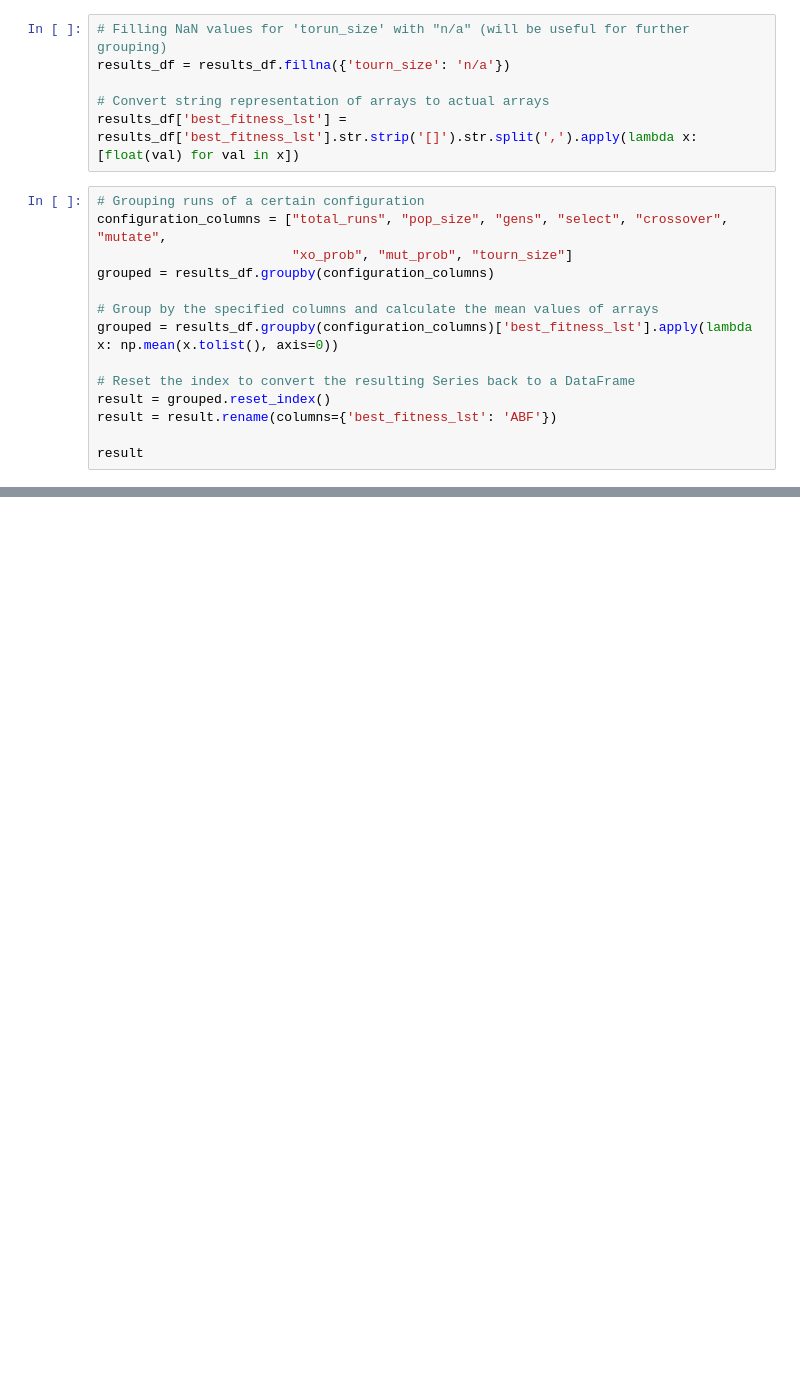
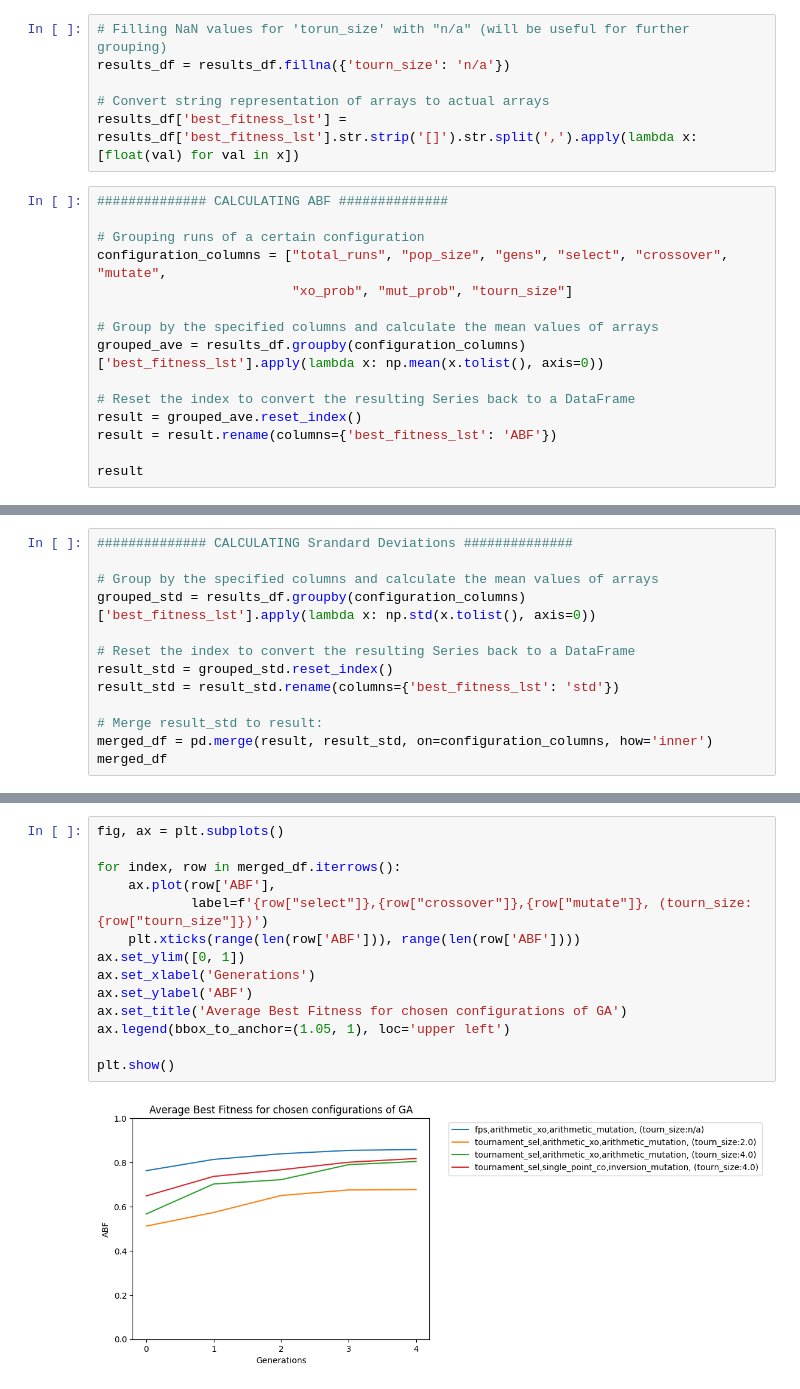
Before and after one commit to iryna-savchuk/CI4O_project, a Jupyter notebook: result_analysis.ipynb, the cells around one changed output, grey strips where cells are left out. Saved outputs shown, nothing was run; the diff lists cells and outputs as text; blank space fills up the shorter version.

Commit message:
Added calculation of Std values for Generations. Added graphs

```diff
--- a/result_analysis.ipynb
+++ b/result_analysis.ipynb
@@ -27,16 +28,17 @@ results_df = results_df.fillna({'tourn_size': 'n/a'})
 # Convert string representation of arrays to actual arrays
 results_df['best_fitness_lst'] = results_df['best_fitness_lst'].str.strip('[]').str.split(',').apply(lambda x: [float(val) for val in x])
 # %%
+############## CALCULATING ABF ##############
+
 # Grouping runs of a certain configuration
 configuration_columns = ["total_runs", "pop_size", "gens", "select", "crossover", "mutate",
                          "xo_prob", "mut_prob", "tourn_size"]
-grouped = results_df.groupby(configuration_columns)
 
 # Group by the specified columns and calculate the mean values of arrays
-grouped = results_df.groupby(configuration_columns)['best_fitness_lst'].apply(lambda x: np.mean(x.tolist(), axis=0))
+grouped_ave = results_df.groupby(configuration_columns)['best_fitness_lst'].apply(lambda x: np.mean(x.tolist(), axis=0))
 
 # Reset the index to convert the resulting Series back to a DataFrame
-result = grouped.reset_index()
+result = grouped_ave.reset_index()
 result = result.rename(columns={'best_fitness_lst': 'ABF'})
 
 result
@@ -46,3 +48,16 @@ result
 | 1 | 4 | 20 | 5 | tournament_sel | arithmetic_xo | arithmetic_mutation | 0.9 | 0.1 | 2.0 | [0.5116500109434128, 0.5734666585... |
 | 2 | 4 | 20 | 5 | tournament_sel | arithmetic_xo | arithmetic_mutation | 0.9 | 0.1 | 4.0 | [0.5665208324790001, 0.7023083418... |
 | 3 | 4 | 20 | 5 | tournament_sel | single_point_co | inversion_mutation | 0.9 | 0.1 | 4.0 | [0.6482708305120468, 0.7366458177... |
+# %%
+############## CALCULATING Srandard Deviations ##############
+
+# Group by the specified columns and calculate the mean values of arrays
+grouped_std = results_df.groupby(configuration_columns)['best_fitness_lst'].apply(lambda x: np.std(x.tolist(), axis=0))
+
+# Reset the index to convert the resulting Series back to a DataFrame
+result_std = grouped_std.reset_index()
+result_std = result_std.rename(columns={'best_fitness_lst': 'std'})
+
+# Merge result_std to result:
+merged_df = pd.merge(result, result_std, on=configuration_columns, how='inner')
+merged_df
@@ -48,0 +70,16 @@ result
+# %%
+fig, ax = plt.subplots()
+
+for index, row in merged_df.iterrows():
+    ax.plot(row['ABF'],
+            label=f'{row["select"]},{row["crossover"]},{row["mutate"]}, (tourn_size:{row["tourn_size"]})')
+    plt.xticks(range(len(row['ABF'])), range(len(row['ABF'])))
+ax.set_ylim([0, 1])
+ax.set_xlabel('Generations')
+ax.set_ylabel('ABF')
+ax.set_title('Average Best Fitness for chosen configurations of GA')
+ax.legend(bbox_to_anchor=(1.05, 1), loc='upper left')
+
+plt.show()
+# %% [output]
+[figure, added]
```
Also changed, not shown: parts of 3 cells of this notebook.
